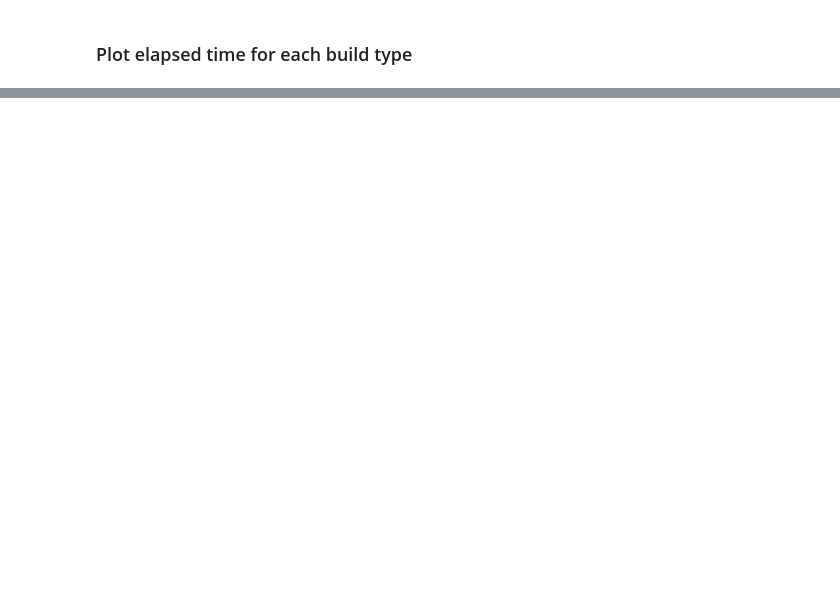
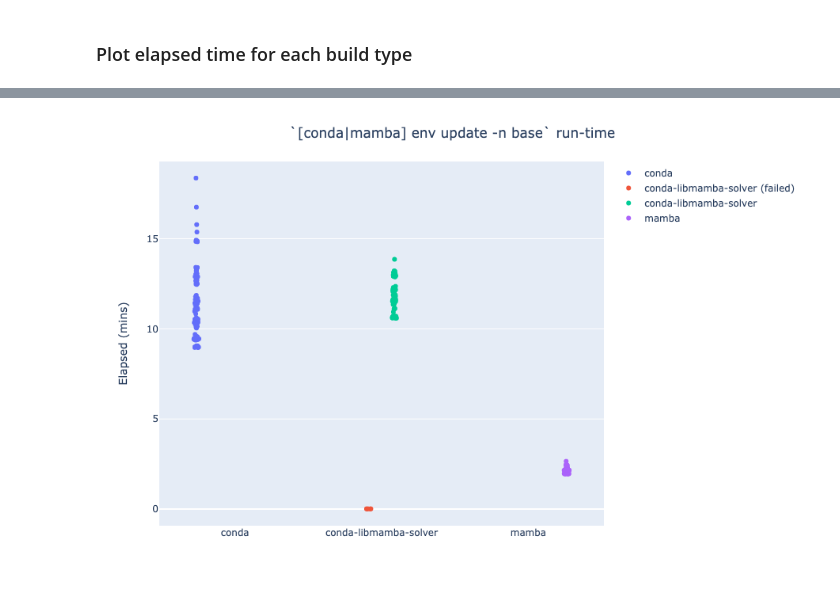
Before and after one commit to runsascoded/libmamba-solver-test, a Jupyter notebook: build-times.ipynb, the cells around one changed output, grey strips where cells are left out. Saved outputs shown, nothing was run; the diff lists cells and outputs as text; code cells hidden in the pictures; blank space fills up the shorter version.

Commit message:
show `base`- and non-`base`-env timings

```diff
--- a/build-times.ipynb
+++ b/build-times.ipynb
@@ -73,6 +81,15 @@ def get_elapsed_times(run_id, job_id, build):
 # %% [markdown]
 ### Parse elapsed times for all jobs in a given workflow run
 # %%
+def mark_attempt_failed(df):
+    max_attempt = df.attempt.max()
+    df = df.copy()
+    df['label'] = df['build']
+    if (df.conclusion == 'failure').any():
+        max_attempt_mask = df.attempt == max_attempt
+        df.loc[max_attempt_mask, 'label'] = df.loc[max_attempt_mask, 'build'].apply(lambda l: f'{l} (failed)')
+    return df
+
 def get_jobs_json(run_id, recompute=False):
     jobs_path = f'{CACHE}/run-{run_id}-jobs.json'
     if recompute or not exists(jobs_path):
@@ -85,7 +102,7 @@ def get_jobs_json(run_id, recompute=False):
 
     return jobs_json
 
-def get_run_times(run_id, run_name, recompute=False):
+def get_run_times(run_id, recompute=False):
     run_times_path = f'{CACHE}/run-{run_id}-times.parquet'
     if (
         recompute is True or
@@ -112,7 +129,6 @@ def get_run_times(run_id, run_name, recompute=False):
             jobs.url.str.extract(r'^.*/(?P<url_id>\d+)$').url_id,
         )
         jobs['run_id'] = run_id
-        jobs['run_name'] = run_name
 
         job_times = sxs(
             DF([
@@ -151,7 +167,7 @@ def get_run_times(run_id, run_name, recompute=False):
             .dropna()
         )
 
-        merged = step_times.merge(jobs[['build', 'run_id', 'run_name', 'conclusion']], on='job_id')
+        merged = step_times.merge(jobs[['build', 'run_id', 'conclusion']], on='job_id')
         p = merged.elapsed_str.str.extract(r'^(?P<m>\d+):(?P<s>\d+)\.(?P<cs>\d+)$').applymap(int)
         elapsed_s = p.m * 60 + p.s + p.cs / 100
         merged['elapsed_s'] = elapsed_s
@@ -160,11 +176,9 @@ def get_run_times(run_id, run_name, recompute=False):
 
         merged.loc[merged.build == 'mamba-solver', 'build'] = 'conda-libmamba-solver'
         merged.loc[merged.build == 'mamba-cli', 'build'] = 'mamba'
-        fail_mask = merged.conclusion == 'failure'
-        if fail_mask.sum():
-            assert (merged[fail_mask].build == 'conda-libmamba-solver').all()
         merged['label'] = merged['build']
-        merged.loc[fail_mask, 'label'] = 'conda-libmamba-solver (failed)'
+
+        merged = merged.groupby(['run_id', 'job_id'], as_index=False).apply(mark_attempt_failed)
 
         merged = (
             merged
@@ -176,14 +190,3 @@ def get_run_times(run_id, run_name, recompute=False):
     return read_parquet(run_times_path)
 # %% [markdown]
 ### Combine elapsed times for all workflow runs listed in `runs` above
-# %%
-%%time
-all_attempts = (
-    pd.concat([
-        get_run_times(run_id, run_name)
-        for run_id, run_name in runs.items()
-    ])
-    .reset_index()
-    .sort_values(['build', 'run_id', 'attempt'])
-)
-all_attempts
@@ -240,2 +236,14 @@ successes
 # %% [markdown]
 ### Plot elapsed time for each build type
+# %%
+colors = px.colors.qualitative.Plotly
+color_discrete_map = {
+    'conda': colors[0],
+    'conda (failed)': colors[1],
+    'conda-libmamba-solver (failed)': colors[1],
+    'conda-libmamba-solver': colors[2],
+    'mamba': colors[3],
+}
+# %%
+base_envs = get_attempts(base_env_run_ids)
+base_envs
@@ -266,0 +292,4 @@ display(Image(filename=png_path))
+# %%
+plot_attempts(base_envs, name='run-times-base-env', env='base')
+# %% [output]
+[figure, added]
```
Also changed, not shown: parts of 11 cells of this notebook, 4 other files.
